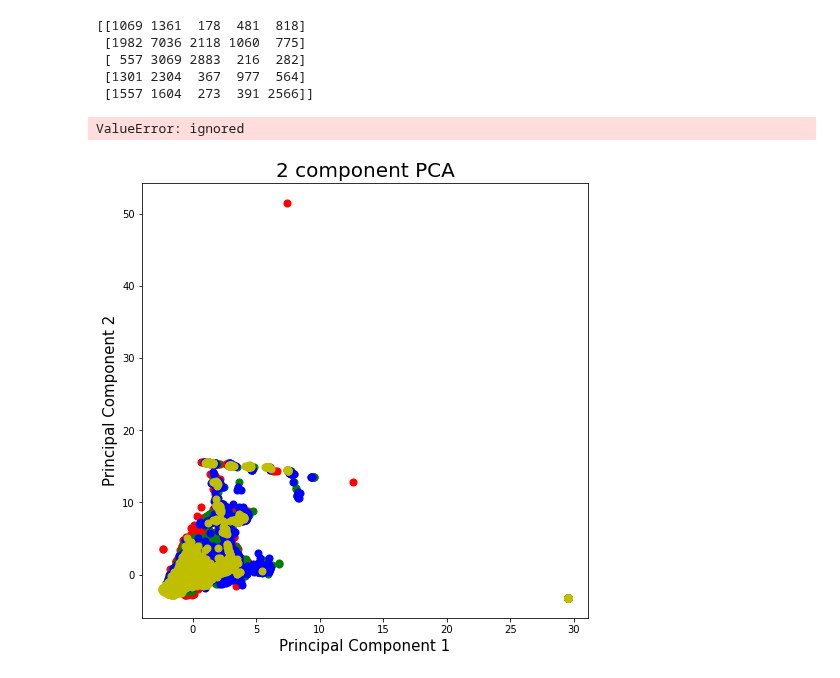
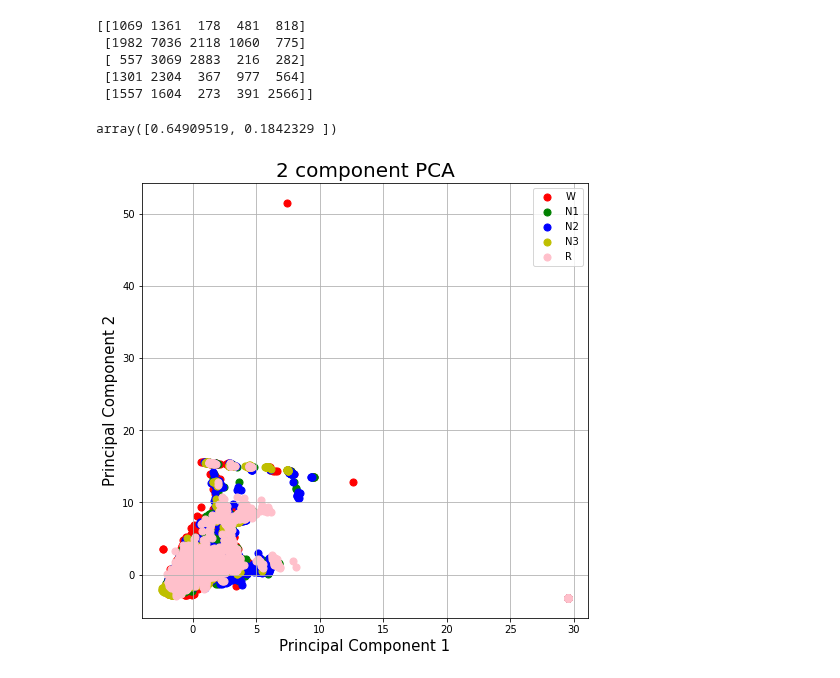
Before and after one commit to RafsanJany-44/Machine-School, a Jupyter notebook: PCA.ipynb, the cells around one changed output. Drawn from its saved outputs; the diff is of its cells as text; code cells hidden in the pictures.

```diff
--- a/PCA.ipynb
+++ b/PCA.ipynb
@@ -95,35 +95,35 @@ x = df.iloc[:, 1:].values
 y = df.iloc[:, 0].values
 x = StandardScaler().fit_transform(x)
 
 
 from sklearn.decomposition import PCA
-pca = PCA(n_components=3)
+pca = PCA(n_components=2)
 principalComponents = pca.fit_transform(x)
 principalDf = pd.DataFrame(data = principalComponents
-             , columns = ['principal component 1', 'principal component 2','principal component 3'])
+             , columns = ['principal component 1', 'principal component 2'])
 
 
 finalDf = pd.concat([principalDf, df[['Sleep_Stage']]], axis = 1)
 
 
 fig = plt.figure(figsize = (8,8))
 ax = fig.add_subplot(1,1,1)
 ax.set_xlabel('Principal Component 1', fontsize = 15)
 ax.set_ylabel('Principal Component 2', fontsize = 15)
 ax.set_title('2 component PCA', fontsize = 20)
 targets = ['W','N1','N2','N3','R']
-colors = ['r', 'g', 'b','y','p']
+colors = ['r', 'g', 'b','y','pink']
 for target, color in zip(targets,colors):
     indicesToKeep = finalDf['Sleep_Stage'] == target
     ax.scatter(finalDf.loc[indicesToKeep, 'principal component 1']
                , finalDf.loc[indicesToKeep, 'principal component 2']
                , c = color
                , s = 50)
 ax.legend(targets)
 ax.grid()
 
 
 pca.explained_variance_ratio_
 # %% [output]
-ValueError: ignored
+array([0.64909519, 0.1842329 ])
-[figure, old version]
+[figure, new version]
```
